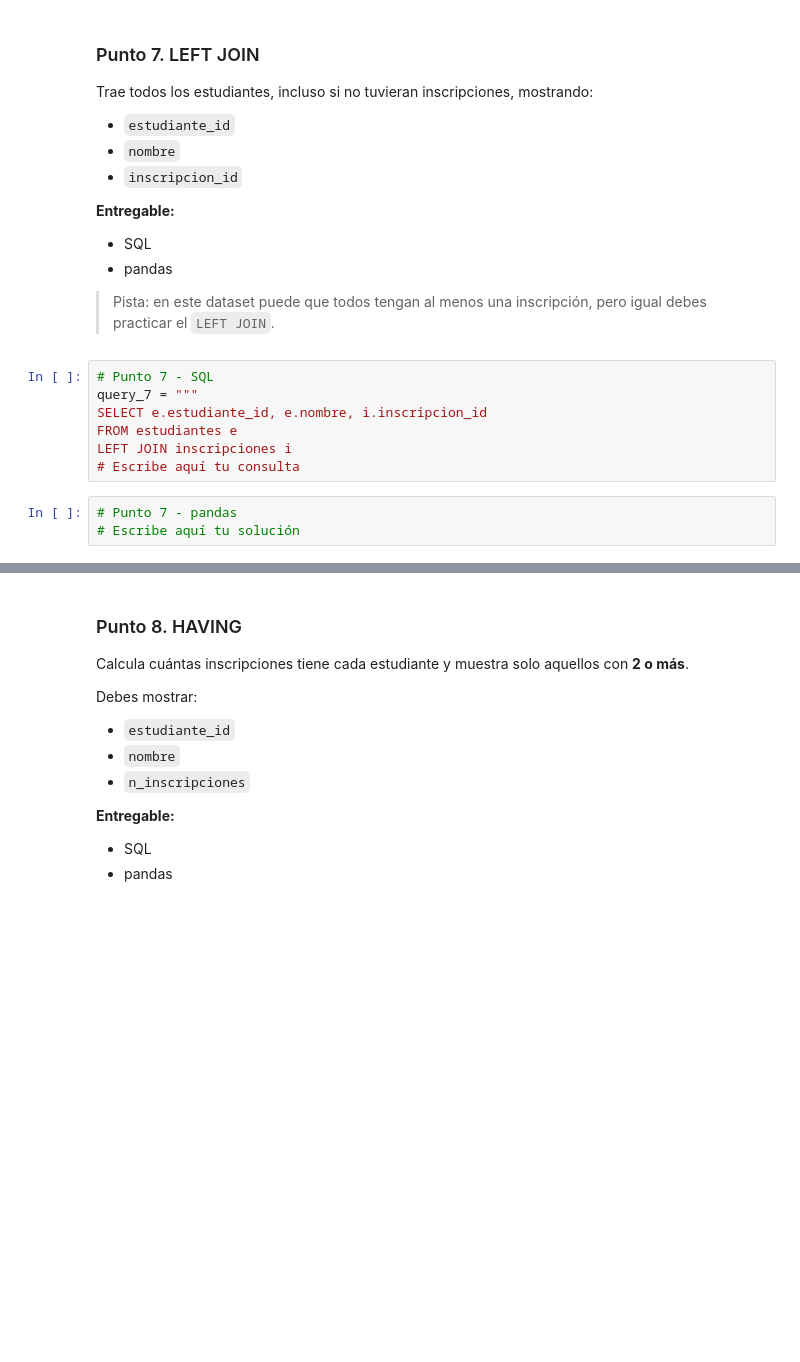
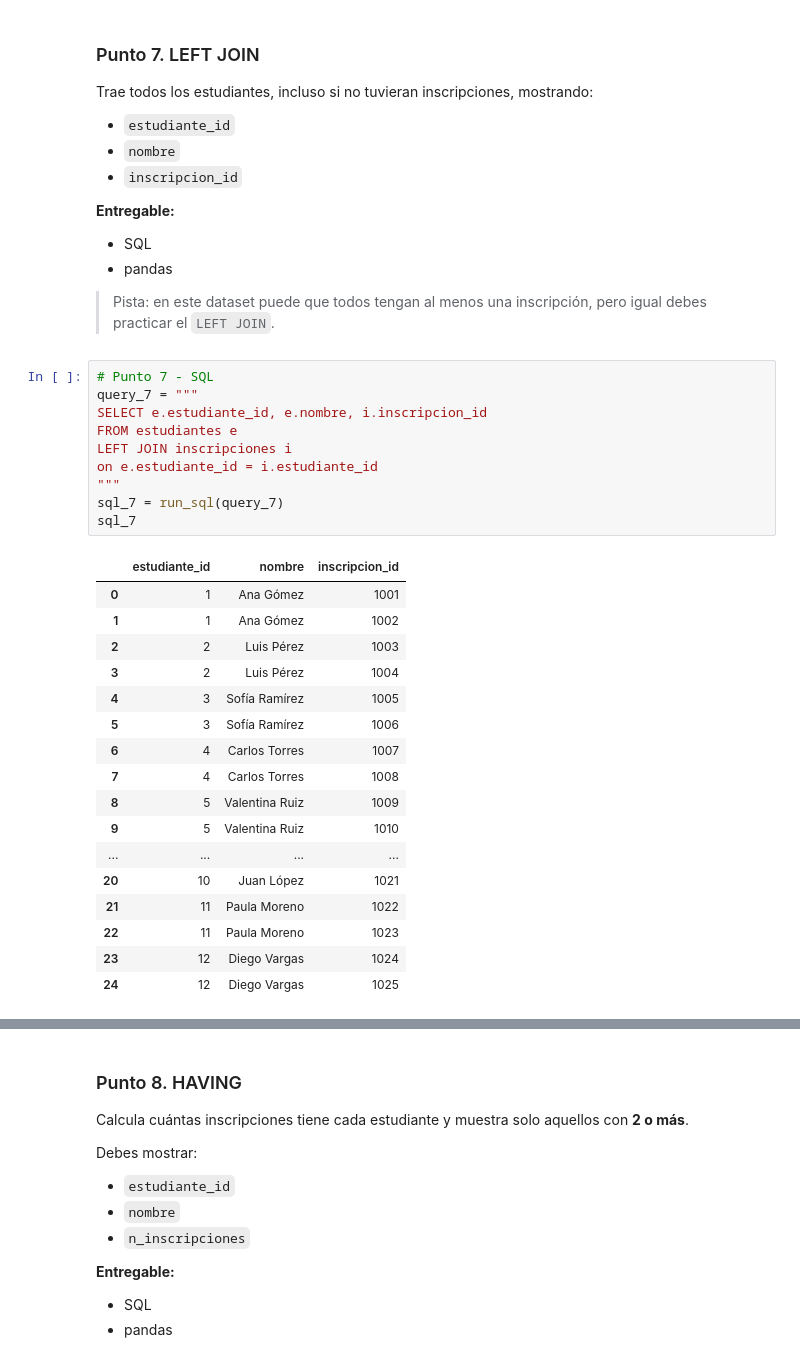
Before and after one commit to CeneDurango/Ciencia-Datos, a Jupyter notebook: tarea_sql_pandas_academia.ipynb, the cells around one changed output, grey strips where cells are left out. Saved outputs shown, nothing was run; the diff lists cells and outputs as text; blank space fills up the shorter version.

```diff
--- a/tarea_sql_pandas_academia.ipynb
+++ b/tarea_sql_pandas_academia.ipynb
@@ -440,10 +440,28 @@ Trae todos los estudiantes, incluso si no tuvieran inscripciones, mostrando:
 # %%
 # Punto 7 - SQL
 query_7 = """
 SELECT e.estudiante_id, e.nombre, i.inscripcion_id
 FROM estudiantes e
 LEFT JOIN inscripciones i
-# Escribe aquí tu consulta
+on e.estudiante_id = i.estudiante_id
+"""
+sql_7 = run_sql(query_7)
+sql_7
+# %% [output]
+|  | estudiante_id | nombre | inscripcion_id |
+| 0 | 1 | Ana Gómez | 1001 |
+| 1 | 1 | Ana Gómez | 1002 |
+| 2 | 2 | Luis Pérez | 1003 |
+| 3 | 2 | Luis Pérez | 1004 |
+| 4 | 3 | Sofía Ramírez | 1005 |
+| 5 | 3 | Sofía Ramírez | 1006 |
+| 6 | 4 | Carlos Torres | 1007 |
+| 7 | 4 | Carlos Torres | 1008 |
+| 8 | 5 | Valentina Ruiz | 1009 |
+| 9 | 5 | Valentina Ruiz | 1010 |
+| ... | ... | ... | ... |
+| 20 | 10 | Juan López | 1021 |
+| 21 | 11 | Paula Moreno | 1022 |
+| 22 | 11 | Paula Moreno | 1023 |
+| 23 | 12 | Diego Vargas | 1024 |
+| 24 | 12 | Diego Vargas | 1025 |
-# %%
-# Punto 7 - pandas
-# Escribe aquí tu solución
```
Also changed, not shown: parts of 5 cells of this notebook.
